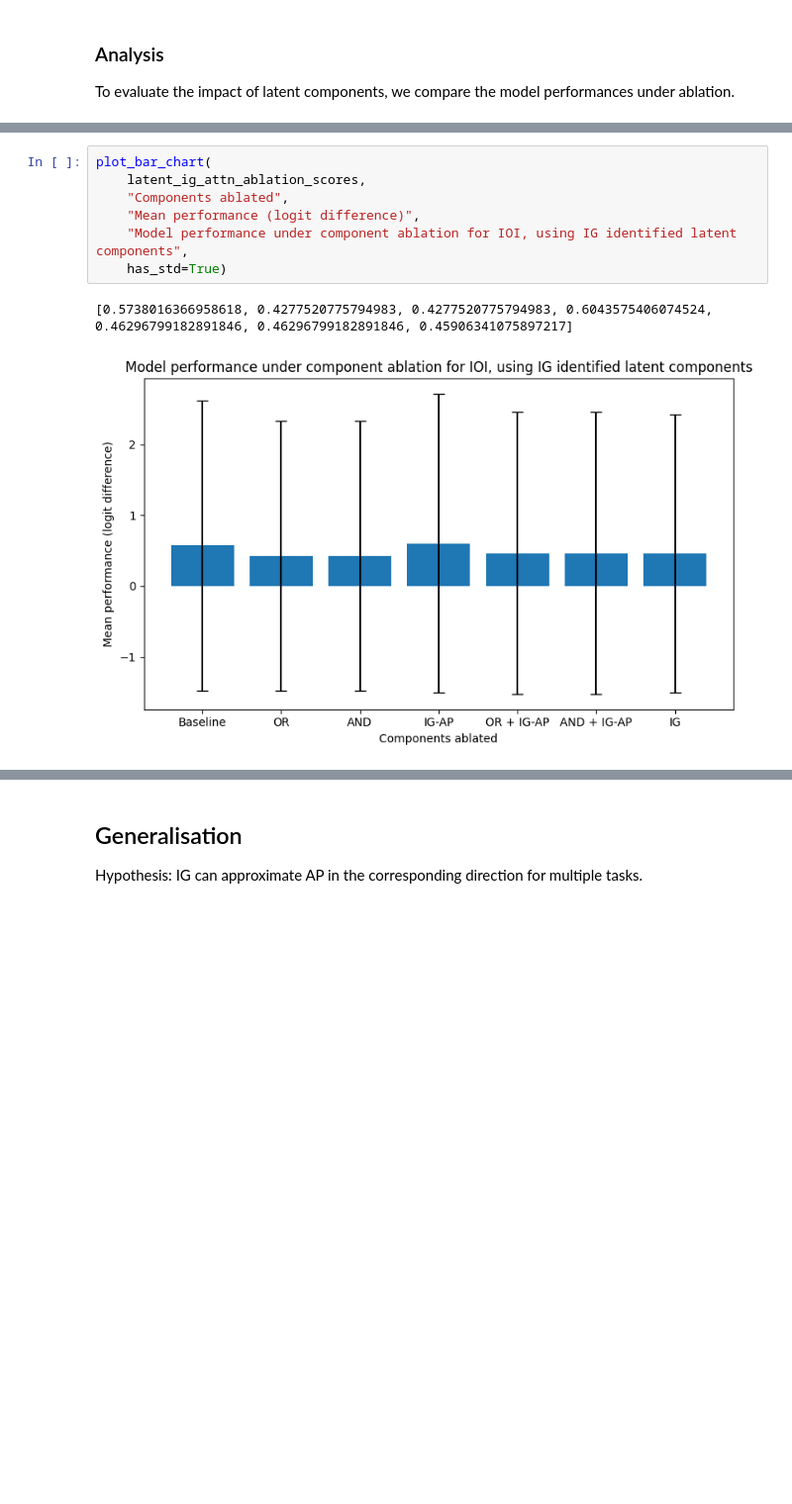
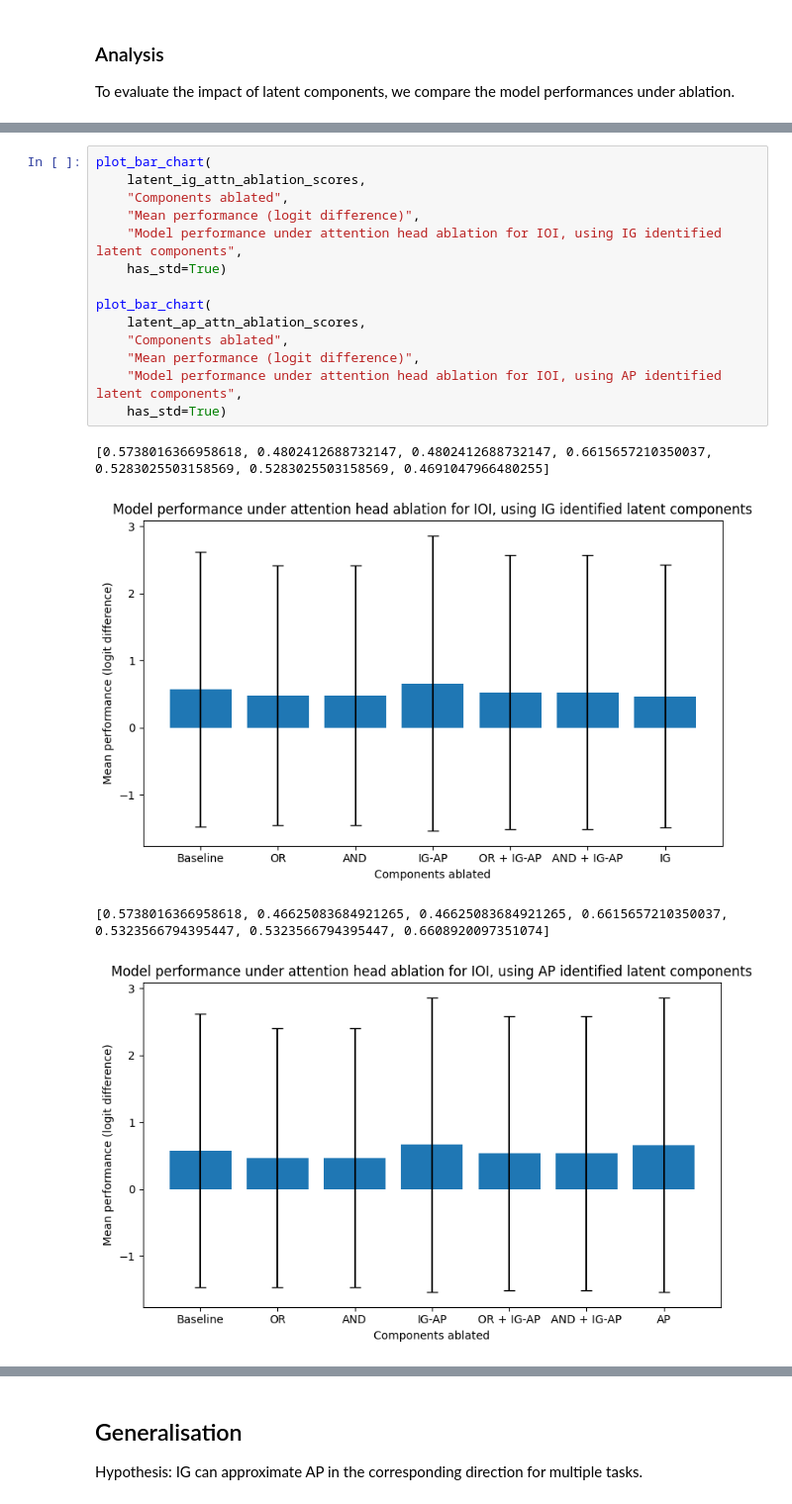
Before and after one commit to mwmlo/gradient_causal_knowledge, a Jupyter notebook: 4 - Latent_components.ipynb, the cells around one changed output, grey strips where cells are left out. Shown at 99% size. Cells and saved outputs as stored; diff of their text form; blank space fills up the shorter version.

```diff
--- a/4 - Latent_components.ipynb
+++ b/4 - Latent_components.ipynb
@@ -455,12 +458,21 @@ latent_ap_attn_ablation_scores = torch.load("results/latent_components/ioi/laten
 # %%
 plot_bar_chart(
     latent_ig_attn_ablation_scores,
     "Components ablated",
     "Mean performance (logit difference)",
-    "Model performance under component ablation for IOI, using IG identified latent components",
+    "Model performance under attention head ablation for IOI, using IG identified latent components",
     has_std=True)
+
+plot_bar_chart(
+    latent_ap_attn_ablation_scores,
+    "Components ablated",
+    "Mean performance (logit difference)",
+    "Model performance under attention head ablation for IOI, using AP identified latent components",
+    has_std=True)
 # %% [output]
-[0.5738016366958618, 0.4277520775794983, 0.4277520775794983, 0.6043575406074524, 0.46296799182891846, 0.46296799182891846, 0.45906341075897217]
+[0.5738016366958618, 0.4802412688732147, 0.4802412688732147, 0.6615657210350037, 0.5283025503158569, 0.5283025503158569, 0.4691047966480255]
-[figure, old version]
+[figure, new version]
+[0.5738016366958618, 0.46625083684921265, 0.46625083684921265, 0.6615657210350037, 0.5323566794395447, 0.5323566794395447, 0.6608920097351074]
+[figure, added]
 # %%
 plot_bar_chart(
```
Also changed, not shown: parts of 6 cells of this notebook, 13 other files.
